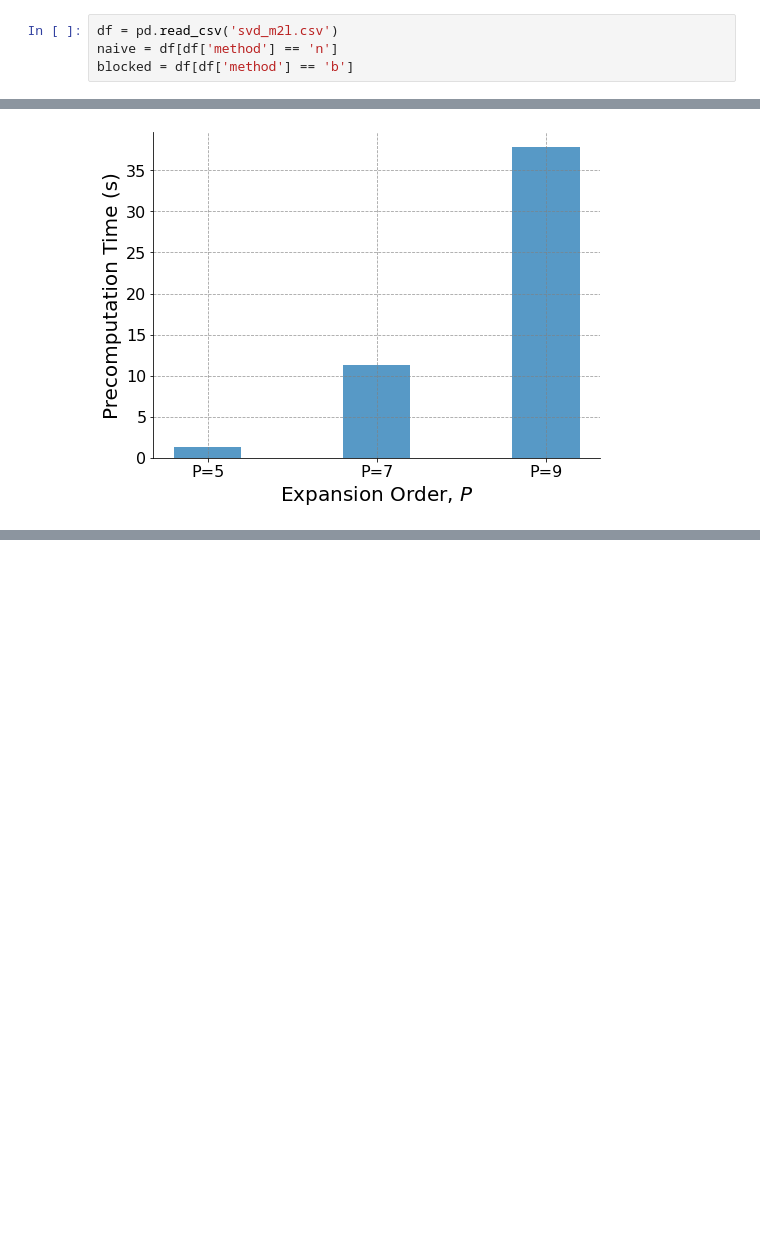
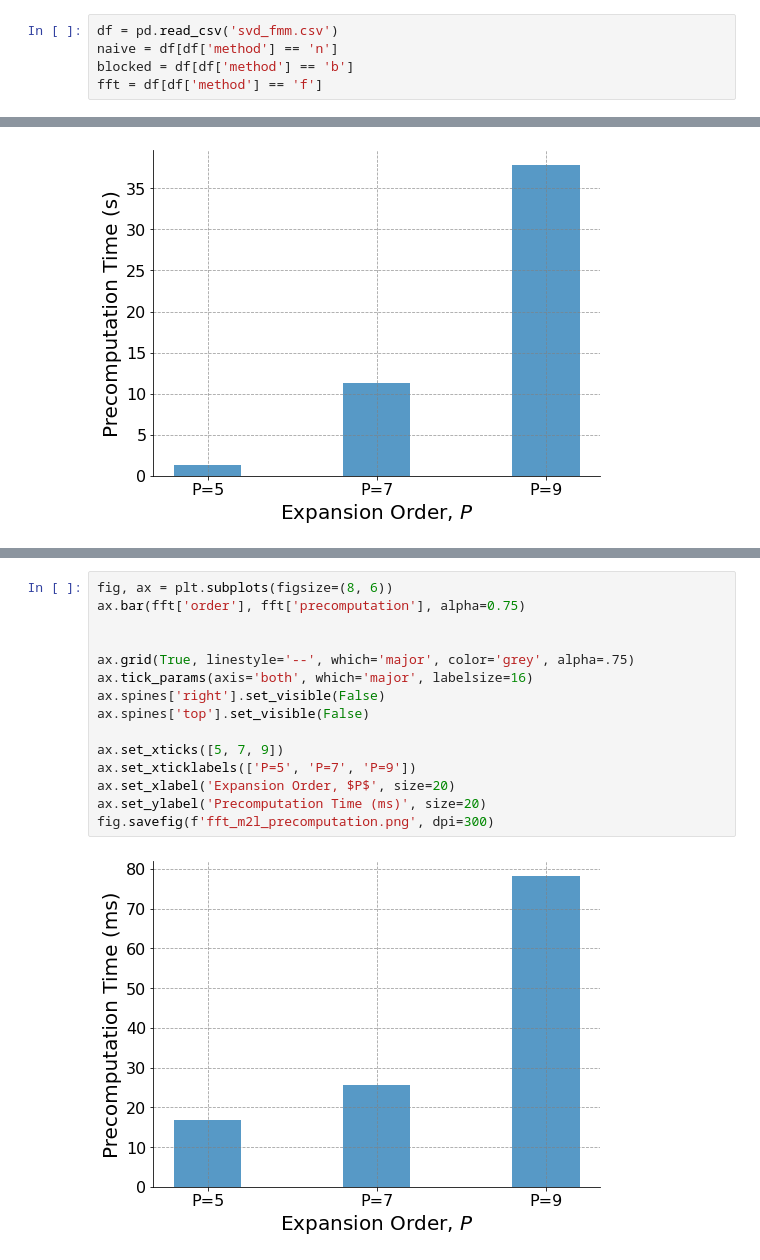
Before and after one commit to skailasa/phd-thesis, a Jupyter notebook: code/ch_3/SVD M2L.ipynb, the cells around one changed output, grey strips where cells are left out. Drawn from its saved outputs; the diff is of its cells as text; blank space fills up the shorter version.

```diff
--- a/code/ch_3/SVD M2L.ipynb
+++ b/code/ch_3/SVD M2L.ipynb
@@ -3,6 +3,7 @@ import numpy as np
 import matplotlib.pyplot as plt
 import pandas as pd
 # %%
-df = pd.read_csv('svd_m2l.csv')
+df = pd.read_csv('svd_fmm.csv')
 naive = df[df['method'] == 'n']
 blocked = df[df['method'] == 'b']
+fft = df[df['method'] == 'f']
@@ -67,0 +62,17 @@ fig.savefig(f'svd_m2l_precomputation.png', dpi=300)
+# %%
+fig, ax = plt.subplots(figsize=(8, 6))
+ax.bar(fft['order'], fft['precomputation'], alpha=0.75)
+
+
+ax.grid(True, linestyle='--', which='major', color='grey', alpha=.75)
+ax.tick_params(axis='both', which='major', labelsize=16)
+ax.spines['right'].set_visible(False)
+ax.spines['top'].set_visible(False)
+
+ax.set_xticks([5, 7, 9])
+ax.set_xticklabels(['P=5', 'P=7', 'P=9'])
+ax.set_xlabel('Expansion Order, $P$', size=20)
+ax.set_ylabel('Precomputation Time (ms)', size=20)
+fig.savefig(f'fft_m2l_precomputation.png', dpi=300)
+# %% [output]
+[figure, added]
```
Also changed, not shown: parts of 3 cells of this notebook, 14 other files.
